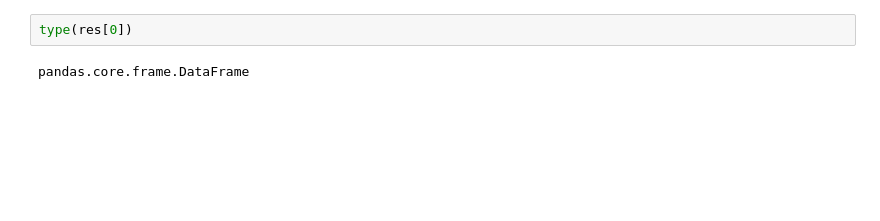
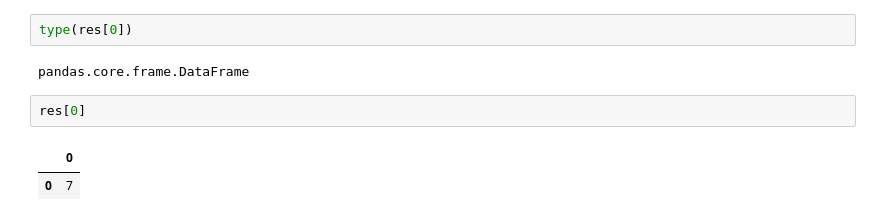
Before and after one commit to facil-pos/yipao, a Jupyter notebook: examples/test.ipynb, the cells around one changed output. Cells and saved outputs as stored; diff of their text form; blank space fills up the shorter version.

```diff
--- a/examples/test.ipynb
+++ b/examples/test.ipynb
@@ -117,3 +120,8 @@ print(chat.monitor())
 type(res[0])
 # %% [output]
 pandas.core.frame.DataFrame
+# %%
+res[0]
+# %% [output]
+|  | 0 |
+| 0 | 7 |
```
Also changed, not shown: parts of 9 cells of this notebook, 8 other files.
